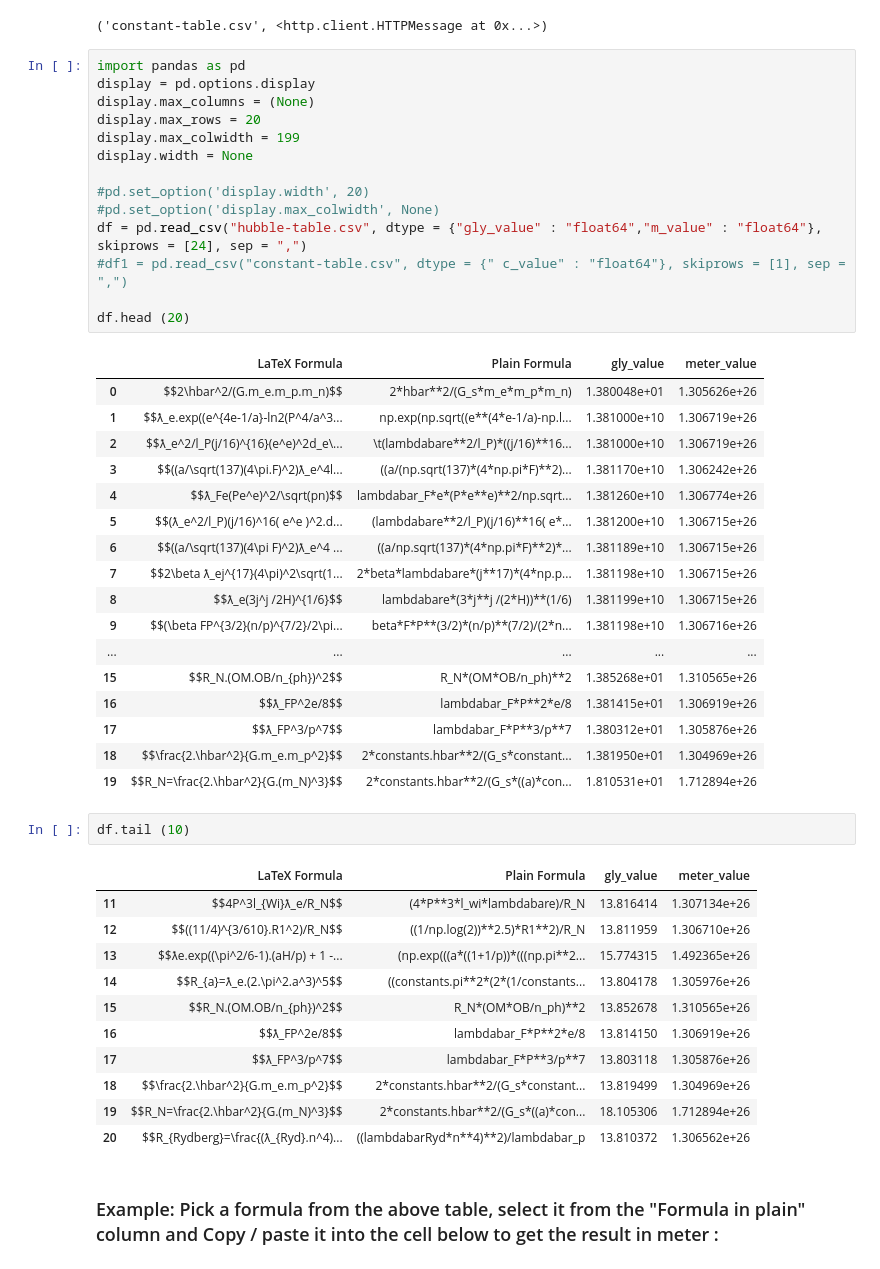
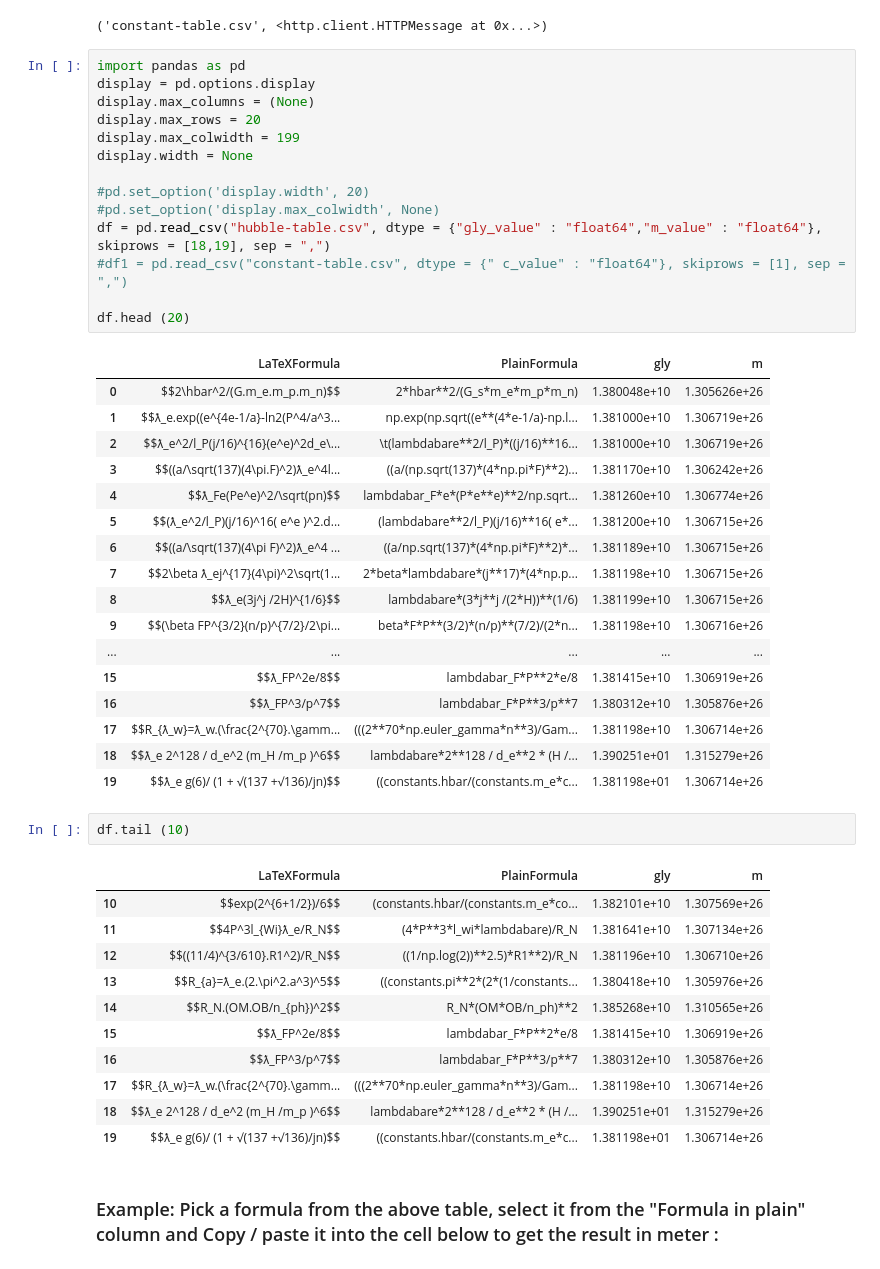
Before and after one commit to LaGuer/hubble-radius, a Jupyter notebook: hubble-radius.ipynb, the cells around one changed output. Drawn from its saved outputs; the diff is of its cells as text.

```diff
--- a/hubble-radius.ipynb
+++ b/hubble-radius.ipynb
@@ -181,20 +184,20 @@ urlretrieve (URL, 'constant-table.csv')
 # %%
 import pandas as pd
 display = pd.options.display
 display.max_columns = (None)
 display.max_rows = 20
 display.max_colwidth = 199
 display.width = None
 
 #pd.set_option('display.width', 20)
 #pd.set_option('display.max_colwidth', None)
-df = pd.read_csv("hubble-table.csv", dtype = {"gly_value" : "float64","m_value" : "float64"}, skiprows = [24], sep = ",")
+df = pd.read_csv("hubble-table.csv", dtype = {"gly_value" : "float64","m_value" : "float64"}, skiprows = [18,19], sep = ",")
 #df1 = pd.read_csv("constant-table.csv", dtype = {" c_value" : "float64"}, skiprows = [1], sep = ",")
 
 df.head (20)
 # %% [output]
-|  | LaTeX Formula | Plain Formula | gly_value | meter_value |
-| 0 | $$2\hbar^2/(G.m_e.m_p.m_n)$$ | 2*hbar**2/(G_s*m_e*m_p*m_n) | 1.380048e+01 | 1.305626e+26 |
+|  | LaTeXFormula | PlainFormula | gly | m |
+| 0 | $$2\hbar^2/(G.m_e.m_p.m_n)$$ | 2*hbar**2/(G_s*m_e*m_p*m_n) | 1.380048e+10 | 1.305626e+26 |
 | 1 | $$ƛ_e.exp((e^{4e-1/a}-ln2(P^4/a^3... | np.exp(np.sqrt((e**(4*e-1/a)-np.l... | 1.381000e+10 | 1.306719e+26 |
 | 2 | $$ƛ_e^2/l_P(j/16)^{16}(e^e)^2d_e\... | \t(lambdabare**2/l_P)*((j/16)**16... | 1.381000e+10 | 1.306719e+26 |
 | 3 | $$((a/\sqrt(137)(4\pi.F)^2)ƛ_e^4l... | ((a/(np.sqrt(137)*(4*np.pi*F)**2)... | 1.381170e+10 | 1.306242e+26 |
@@ -205,24 +208,24 @@ df.head (20)
 | 8 | $$ƛ_e(3j^j /2H)^{1/6}$$ | lambdabare*(3*j**j /(2*H))**(1/6) | 1.381199e+10 | 1.306715e+26 |
 | 9 | $$(\beta FP^{3/2}(n/p)^{7/2}/2\pi... | beta*F*P**(3/2)*(n/p)**(7/2)/(2*n... | 1.381198e+10 | 1.306716e+26 |
 | ... | ... | ... | ... | ... |
-| 15 | $$R_N.(OM.OB/n_{ph})^2$$ | R_N*(OM*OB/n_ph)**2 | 1.385268e+01 | 1.310565e+26 |
-| 16 | $$ƛ_FP^2e/8$$ | lambdabar_F*P**2*e/8 | 1.381415e+01 | 1.306919e+26 |
-| 17 | $$ƛ_FP^3/p^7$$ | lambdabar_F*P**3/p**7 | 1.380312e+01 | 1.305876e+26 |
-| 18 | $$\frac{2.\hbar^2}{G.m_e.m_p^2}$$ | 2*constants.hbar**2/(G_s*constant... | 1.381950e+01 | 1.304969e+26 |
-| 19 | $$R_N=\frac{2.\hbar^2}{G.(m_N)^3}$$ | 2*constants.hbar**2/(G_s*((a)*con... | 1.810531e+01 | 1.712894e+26 |
+| 15 | $$ƛ_FP^2e/8$$ | lambdabar_F*P**2*e/8 | 1.381415e+10 | 1.306919e+26 |
+| 16 | $$ƛ_FP^3/p^7$$ | lambdabar_F*P**3/p**7 | 1.380312e+10 | 1.305876e+26 |
+| 17 | $$R_{ƛ_w}=ƛ_w.(\frac{2^{70}.\gamm... | (((2**70*np.euler_gamma*n**3)/Gam... | 1.381198e+10 | 1.306714e+26 |
+| 18 | $$ƛ_e 2^128 / d_e^2 (m_H /m_p )^6$$ | lambdabare*2**128 / d_e**2 * (H /... | 1.390251e+01 | 1.315279e+26 |
+| 19 | $$ƛ_e g(6)/ (1 + √(137 +√136)/jn)$$ | ((constants.hbar/(constants.m_e*c... | 1.381198e+01 | 1.306714e+26 |
 # %%
 df.tail (10)
 # %% [output]
-|  | LaTeX Formula | Plain Formula | gly_value | meter_value |
-| 11 | $$4P^3l_{Wi}ƛ_e/R_N$$ | (4*P**3*l_wi*lambdabare)/R_N | 13.816414 | 1.307134e+26 |
-| 12 | $$((11/4)^{3/610}.R1^2)/R_N$$ | ((1/np.log(2))**2.5)*R1**2)/R_N | 13.811959 | 1.306710e+26 |
-| 13 | $$ƛe.exp((\pi^2/6-1).(aH/p) + 1 -... | (np.exp(((a*((1+1/p))*(((np.pi**2... | 15.774315 | 1.492365e+26 |
-| 14 | $$R_{a}=ƛ_e.(2.\pi^2.a^3)^5$$ | ((constants.pi**2*(2*(1/constants... | 13.804178 | 1.305976e+26 |
-| 15 | $$R_N.(OM.OB/n_{ph})^2$$ | R_N*(OM*OB/n_ph)**2 | 13.852678 | 1.310565e+26 |
-| 16 | $$ƛ_FP^2e/8$$ | lambdabar_F*P**2*e/8 | 13.814150 | 1.306919e+26 |
-| 17 | $$ƛ_FP^3/p^7$$ | lambdabar_F*P**3/p**7 | 13.803118 | 1.305876e+26 |
-| 18 | $$\frac{2.\hbar^2}{G.m_e.m_p^2}$$ | 2*constants.hbar**2/(G_s*constant... | 13.819499 | 1.304969e+26 |
-| 19 | $$R_N=\frac{2.\hbar^2}{G.(m_N)^3}$$ | 2*constants.hbar**2/(G_s*((a)*con... | 18.105306 | 1.712894e+26 |
-| 20 | $$R_{Rydberg}=\frac{(ƛ_{Ryd}.n^4)... | ((lambdabarRyd*n**4)**2)/lambdabar_p | 13.810372 | 1.306562e+26 |
+|  | LaTeXFormula | PlainFormula | gly | m |
+| 10 | $$exp(2^{6+1/2})/6$$ | (constants.hbar/(constants.m_e*co... | 1.382101e+10 | 1.307569e+26 |
+| 11 | $$4P^3l_{Wi}ƛ_e/R_N$$ | (4*P**3*l_wi*lambdabare)/R_N | 1.381641e+10 | 1.307134e+26 |
+| 12 | $$((11/4)^{3/610}.R1^2)/R_N$$ | ((1/np.log(2))**2.5)*R1**2)/R_N | 1.381196e+10 | 1.306710e+26 |
+| 13 | $$R_{a}=ƛ_e.(2.\pi^2.a^3)^5$$ | ((constants.pi**2*(2*(1/constants... | 1.380418e+10 | 1.305976e+26 |
+| 14 | $$R_N.(OM.OB/n_{ph})^2$$ | R_N*(OM*OB/n_ph)**2 | 1.385268e+10 | 1.310565e+26 |
+| 15 | $$ƛ_FP^2e/8$$ | lambdabar_F*P**2*e/8 | 1.381415e+10 | 1.306919e+26 |
+| 16 | $$ƛ_FP^3/p^7$$ | lambdabar_F*P**3/p**7 | 1.380312e+10 | 1.305876e+26 |
+| 17 | $$R_{ƛ_w}=ƛ_w.(\frac{2^{70}.\gamm... | (((2**70*np.euler_gamma*n**3)/Gam... | 1.381198e+10 | 1.306714e+26 |
+| 18 | $$ƛ_e 2^128 / d_e^2 (m_H /m_p )^6$$ | lambdabare*2**128 / d_e**2 * (H /... | 1.390251e+01 | 1.315279e+26 |
+| 19 | $$ƛ_e g(6)/ (1 + √(137 +√136)/jn)$$ | ((constants.hbar/(constants.m_e*c... | 1.381198e+01 | 1.306714e+26 |
 # %% [markdown]
 ### Example: Pick a formula from the above table, select it from the "Formula in plain" column and Copy / paste it into the cell below to get the result in meter :
```
Also changed, not shown: parts of 11 cells of this notebook.
